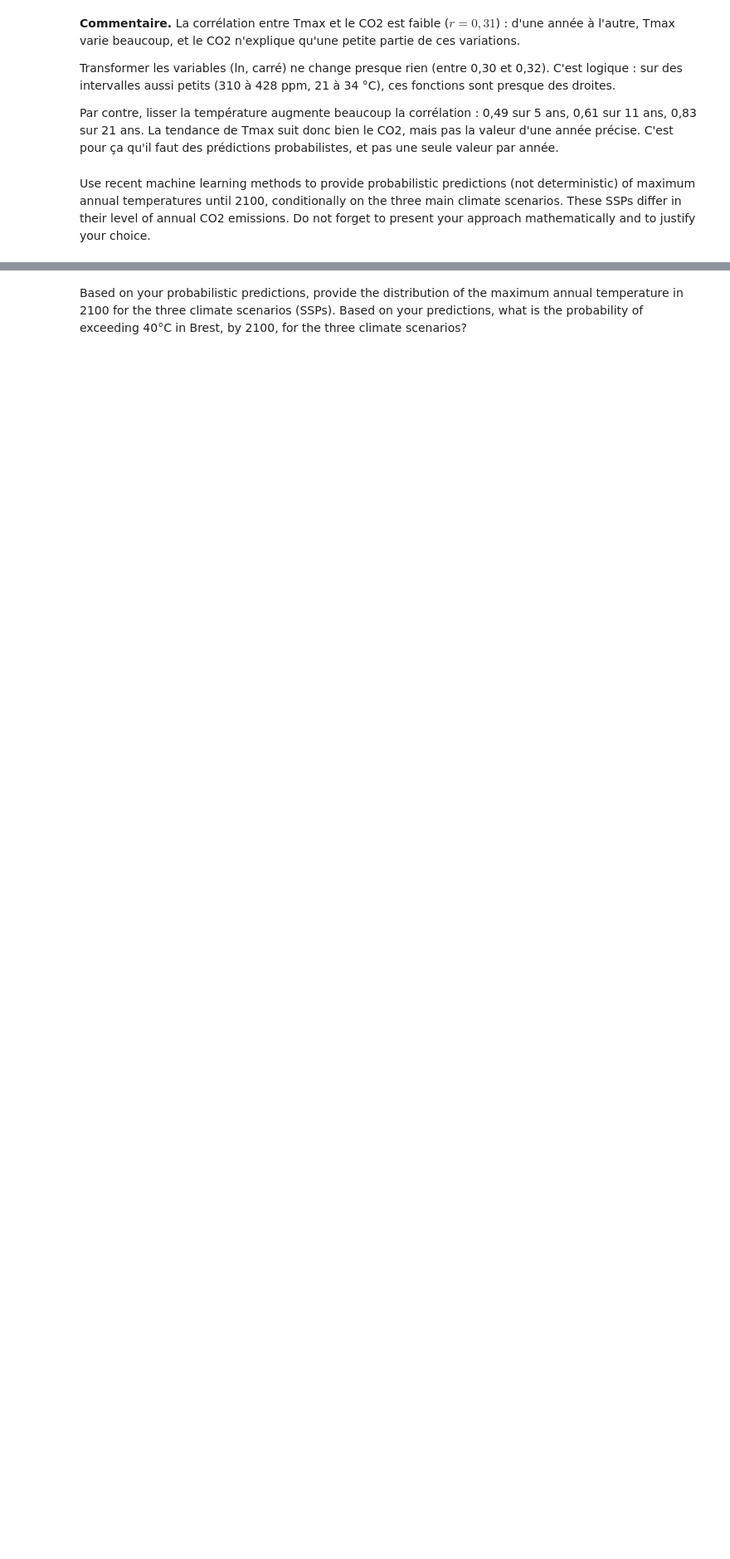
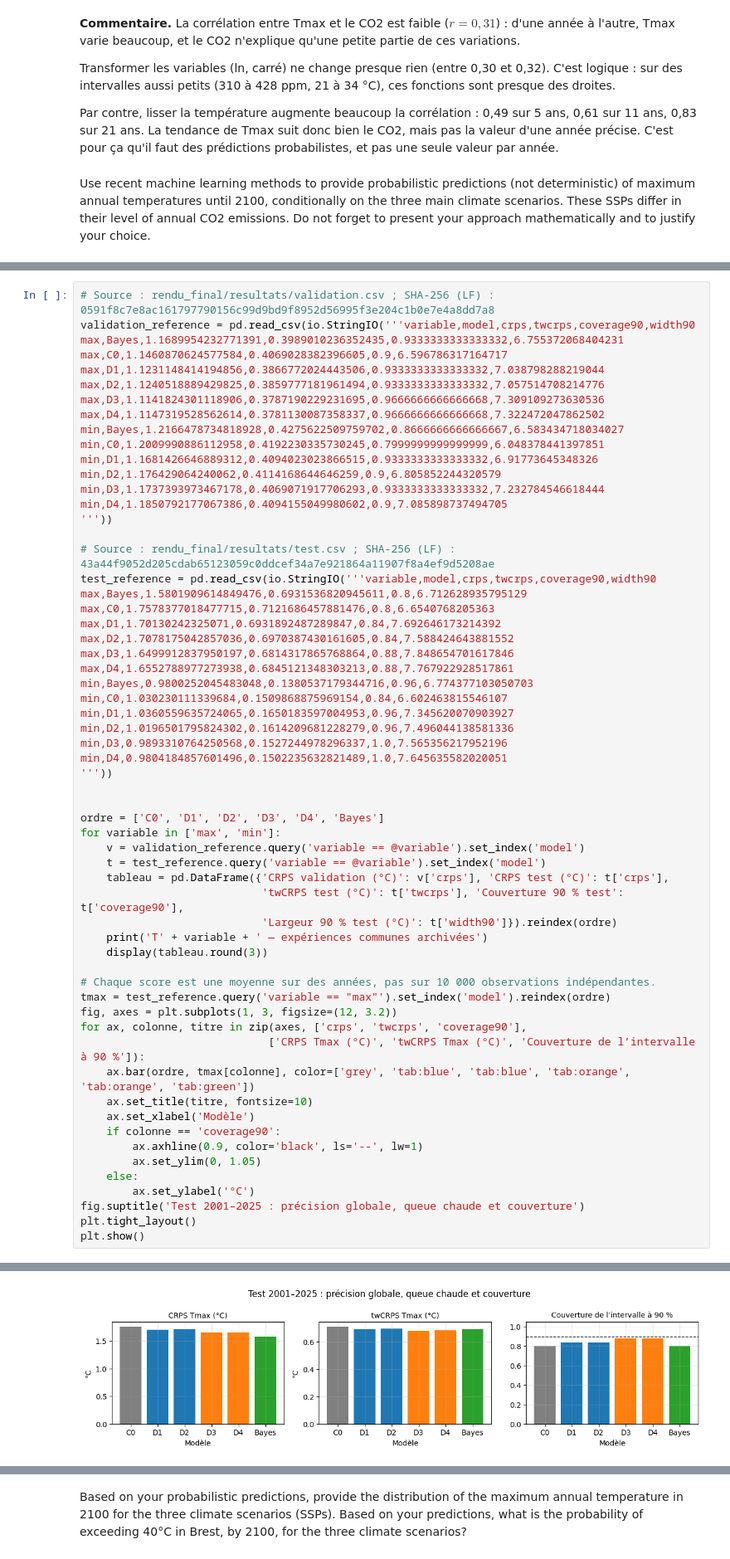
Before and after one commit to eliashas/mini-projet-stochastique, a Jupyter notebook: rendu_final_concis/rendu_final_groupe.ipynb, the cells around one changed output, grey strips where cells are left out. Shown at 83% size. Saved outputs shown, nothing was run; the diff lists cells and outputs as text; blank space fills up the shorter version.

```diff
--- a/rendu_final_concis/rendu_final_groupe.ipynb
+++ b/rendu_final_concis/rendu_final_groupe.ipynb
@@ -507,0 +569,61 @@ Pour prédire, on prend $s=1$ et $u\sim\mathcal N(0,1)$, puis $T=a^{(k)}+b^{(k)}
+# %%
+# Source : rendu_final/resultats/validation.csv ; SHA-256 (LF) : 0591f8c7e8ac161797790156c99d9bd9f8952d56995f3e204c1b0e7e4a8dd7a8
+validation_reference = pd.read_csv(io.StringIO('''variable,model,crps,twcrps,coverage90,width90
+max,Bayes,1.1689954232771391,0.3989010236352435,0.9333333333333332,6.755372068404231
+max,C0,1.1460870624577584,0.4069028382396605,0.9,6.596786317164717
+max,D1,1.1231148414194856,0.3866772024443506,0.9333333333333332,7.038798288219044
+max,D2,1.1240518889429825,0.3859777181961494,0.9333333333333332,7.057514708214776
+max,D3,1.1141824301118906,0.3787190229231695,0.9666666666666668,7.309109273630536
+max,D4,1.1147319528562614,0.3781130087358337,0.9666666666666668,7.322472047862502
+min,Bayes,1.2166478734818928,0.4275622509759702,0.8666666666666667,6.583434718034027
+min,C0,1.2009990886112958,0.4192230335730245,0.7999999999999999,6.048378441397851
+min,D1,1.1681426646889312,0.4094023023866515,0.9333333333333332,6.91773645348326
+min,D2,1.176429064240062,0.4114168644646259,0.9,6.805852244320579
+min,D3,1.1737393973467178,0.4069071917706293,0.9333333333333332,7.232784546618444
+min,D4,1.1850792177067386,0.4094155049980602,0.9,7.085898737494705
+'''))
+
+# Source : rendu_final/resultats/test.csv ; SHA-256 (LF) : 43a44f9052d205cdab65123059c0ddcef34a7e921864a11907f8a4ef9d5208ae
+test_reference = pd.read_csv(io.StringIO('''variable,model,crps,twcrps,coverage90,width90
+max,Bayes,1.5801909614849476,0.6931536820945611,0.8,6.712628935795129
+max,C0,1.7578377018477715,0.7121686457881476,0.8,6.6540768205363
+max,D1,1.70130242325071,0.6931892487289847,0.84,7.692646173214392
+max,D2,1.7078175042857036,0.6970387430161605,0.84,7.588424643881552
+max,D3,1.6499912837950197,0.6814317865768864,0.88,7.848654701617846
+max,D4,1.6552788977273938,0.6845121348303213,0.88,7.767922928517861
+min,Bayes,0.9800252045483048,0.1380537179344716,0.96,6.774377103050703
+min,C0,1.030230111339684,0.1509868875969154,0.84,6.602463815546107
+min,D1,1.0360559635724065,0.1650183597004953,0.96,7.345620070903927
+min,D2,1.0196501795824302,0.1614209681228279,0.96,7.496044138581336
+min,D3,0.9893310764250568,0.1527244978296337,1.0,7.565356217952196
+min,D4,0.9804184857601496,0.1502235632821489,1.0,7.645635582020051
+'''))
+
+
+ordre = ['C0', 'D1', 'D2', 'D3', 'D4', 'Bayes']
+for variable in ['max', 'min']:
+    v = validation_reference.query('variable == @variable').set_index('model')
+    t = test_reference.query('variable == @variable').set_index('model')
+    tableau = pd.DataFrame({'CRPS validation (°C)': v['crps'], 'CRPS test (°C)': t['crps'],
+                            'twCRPS test (°C)': t['twcrps'], 'Couverture 90 % test': t['coverage90'],
+                            'Largeur 90 % test (°C)': t['width90']}).reindex(ordre)
+    print('T' + variable + ' — expériences communes archivées')
+    display(tableau.round(3))
+
+# Chaque score est une moyenne sur des années, pas sur 10 000 observations indépendantes.
+tmax = test_reference.query('variable == "max"').set_index('model').reindex(ordre)
+fig, axes = plt.subplots(1, 3, figsize=(12, 3.2))
+for ax, colonne, titre in zip(axes, ['crps', 'twcrps', 'coverage90'],
+                             ['CRPS Tmax (°C)', 'twCRPS Tmax (°C)', 'Couverture de l’intervalle à 90 %']):
+    ax.bar(ordre, tmax[colonne], color=['grey', 'tab:blue', 'tab:blue', 'tab:orange', 'tab:orange', 'tab:green'])
+    ax.set_title(titre, fontsize=10)
+    ax.set_xlabel('Modèle')
+    if colonne == 'coverage90':
+        ax.axhline(0.9, color='black', ls='--', lw=1)
+        ax.set_ylim(0, 1.05)
+    else:
+        ax.set_ylabel('°C')
+fig.suptitle('Test 2001–2025 : précision globale, queue chaude et couverture')
+plt.tight_layout()
+plt.show()
+# %% [output]
@@ -507,0 +648 @@ Pour prédire, on prend $s=1$ et $u\sim\mathcal N(0,1)$, puis $T=a^{(k)}+b^{(k)}
+[figure, added]
```
Also changed, not shown: parts of 37 cells of this notebook, 22 other files.
